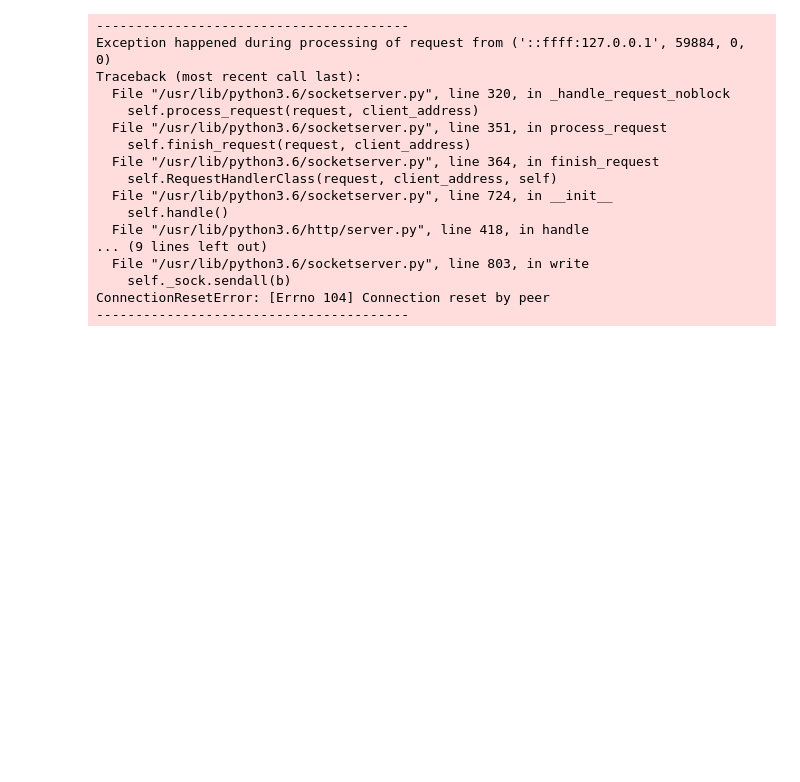
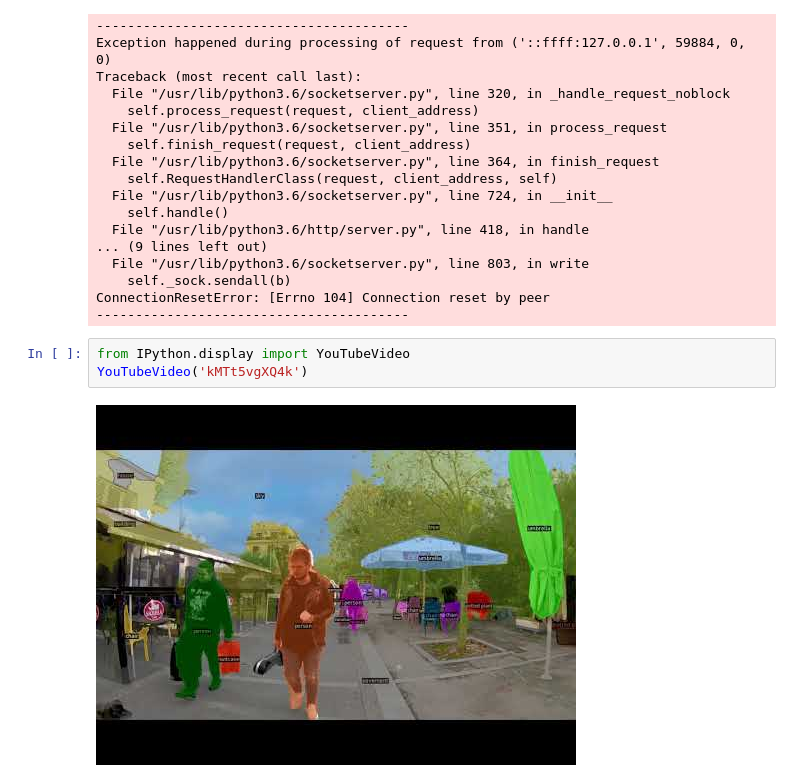
Before and after one commit to GiorgosTsal/Computational-Intelligence-Neural-Networks, a Jupyter notebook: src/part_2(detectron2).ipynb, the cells around one changed output. Drawn from its saved outputs; the diff is of its cells as text; blank space fills up the shorter version.

Commit message:
add youtube video preview on py-notebook

```diff
--- a/src/part_2(detectron2).ipynb
+++ b/src/part_2(detectron2).ipynb
@@ -211,3 +211,8 @@ Traceback (most recent call last):
     self._sock.sendall(b)
 ConnectionResetError: [Errno 104] Connection reset by peer
 ----------------------------------------
+# %%
+from IPython.display import YouTubeVideo
+YouTubeVideo('kMTt5vgXQ4k')
+# %% [output]
+[figure, added]
```
